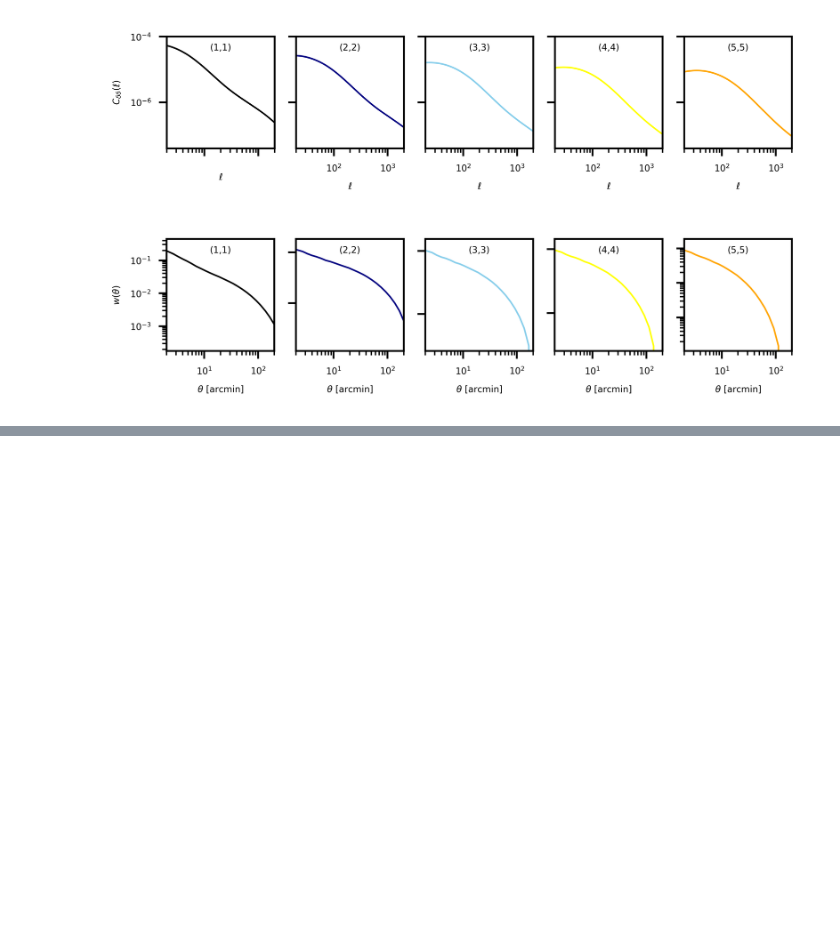
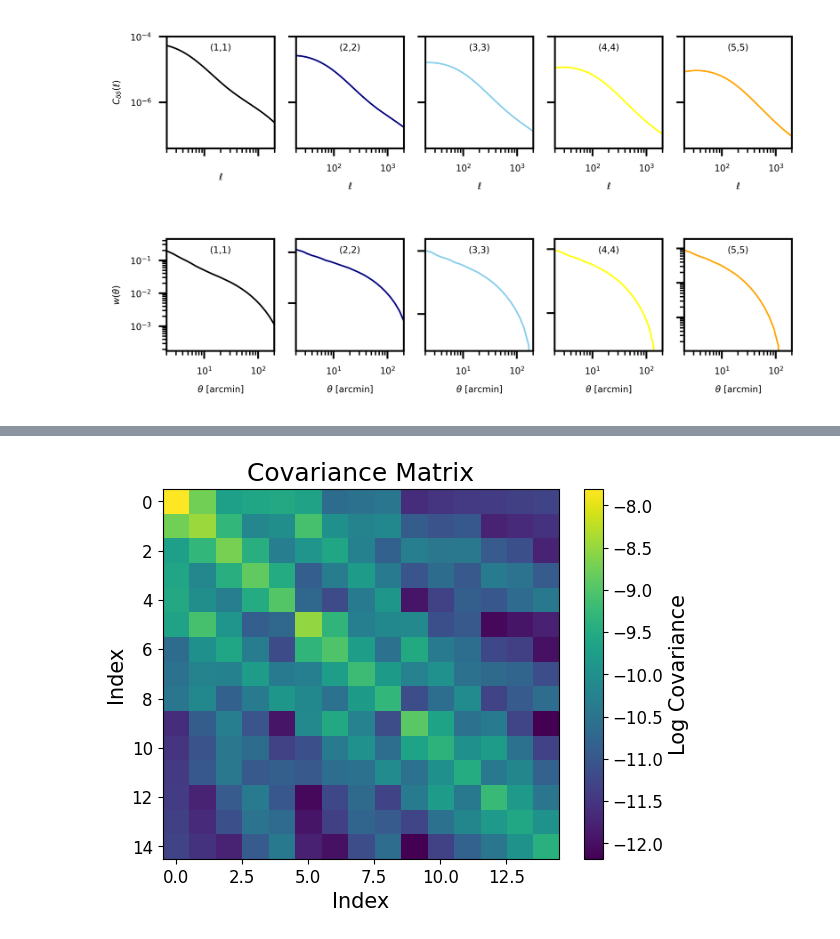
Before and after one commit to sepehrX12/Intrinsic-Alignment-Project, a Jupyter notebook: CCL_LSST.ipynb, the cells around one changed output, grey strips where cells are left out. Cells and saved outputs as stored; diff of their text form; code cells hidden in the pictures; blank space fills up the shorter version.

```diff
--- a/CCL_LSST.ipynb
+++ b/CCL_LSST.ipynb
@@ -92,9 +82,9 @@ from binning import Binning
 # %%
 # Create new Cosmology object with a given set of parameters. This keeps track
 # of previously-computed cosmological functions
-cosmo = ccl.Cosmology(
-    Omega_c=0.22, Omega_b=0.048, h=0.71, sigma8=0.8, n_s=0.963,
-    transfer_function='bbks')
+params = {'Omega_c': 0.22, 'Omega_b': 0.048, 'h':0.71, 'sigma8':0.8, 'n_s':0.963,
+    'transfer_function':'bbks'}
+cosmo = ccl.Cosmology(**params)
 
 # Define a simple binned galaxy number density curve as a function of redshift
 z_n = np.linspace(0., 1., 500)
@@ -1175,0 +1191,74 @@ plt.show()
+# %%
+# Define redshift distribution function
+
+# Define redshift bins
+
+# Define angular scales
+
+# Compute power spectra
+st = ""
+for key in C_ell_dict["GG"].keys():
+  st += "GG" + key
+for key in C_ell_dict["NG"].keys():
+  st += "NG" + key
+for key in C_ell_dict["NN"].keys():
+  st += "NN" + key
+
+cl_gg = [C_ell_dict['GG'][key] for key in C_ell_dict["GG"].keys()]
+cl_gs = [C_ell_dict['NG'][key] for key in C_ell_dict["NG"].keys()]
+cl_ss = [C_ell_dict['NN'][key] for key in C_ell_dict["NN"].keys()]
+
+fsky = 0.5
+
+# Combine power spectra into a single array
+cls = np.zeros((len(cl_gg), len(ell)))
+C_ell_dict_sum = {}
+for key in C_ell_dict['GG'].keys():
+  C_ell_dict_sum[key] = C_ell_dict['GG'][key] + C_ell_dict['NG'][key] + C_ell_dict['NN'][key]
+all_cls = np.array(cls).reshape((-1, len(ell)))
+
+# Covariance matrix calculation
+# Assuming Gaussian covariance for simplicity
+cov_matrix = np.zeros((len(all_cls), len(all_cls), len(ell)))
+
+
+for i in range(len(all_cls)):
+    for j in range(len(all_cls)):
+      ix = st[i * 4 + 2]
+      iy = st[i * 4 + 3]
+      iz = st[j * 4 + 2]
+      iw = st[j * 4 + 3]
+      for l in range(len(ell)):
+        if (int(ix) > int(iz)):
+          ind1 = iz + ix
+        else:
+          ind1 = ix + iz
+        if (int(iy) > int(iw)):
+          ind2 = iw + iy
+        else:
+          ind2 = iy + iw
+        if (int(ix) > int(iw)):
+          ind3 = iw + ix
+        else:
+          ind3 = ix + iw
+        if (int(iy) > int(iz)):
+          ind4 = iz + iy
+        else:
+          ind4 = iy + iz
+        cov_matrix[i, j, l] = (C_ell_dict_sum[ind1][l] * C_ell_dict_sum[ind2][l]
+                               + C_ell_dict_sum[ind3][l] * C_ell_dict_sum[ind4][l]) / (2 * ell[l] + 1) / fsky
+
+# Sum over ell bins to get the final covariance matrix
+cov_matrix_sum = np.sum(cov_matrix, axis=2)
+
+# Print or use the covariance matrix
+print("Covariance Matrix:\n", cov_matrix_sum)
+
+# Plot the covariance matrix for visualization
+plt.imshow(np.log10(cov_matrix_sum), cmap='viridis', aspect='auto')
+plt.colorbar(label='Log Covariance')
+plt.xlabel('Index')
+plt.ylabel('Index')
+plt.title('Covariance Matrix')
+plt.show()
+# %% [output]
@@ -1175,0 +1282 @@ plt.show()
+[figure, added]
```
Also changed, not shown: parts of 8 cells of this notebook.
